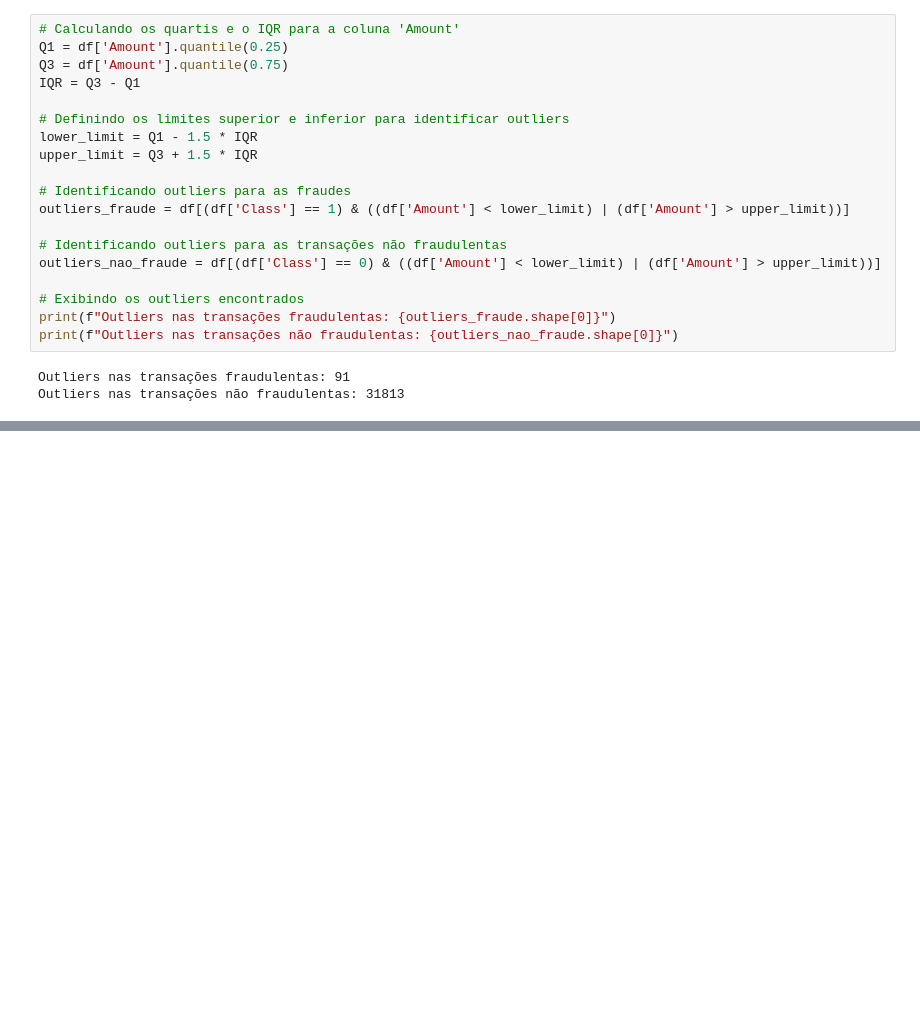
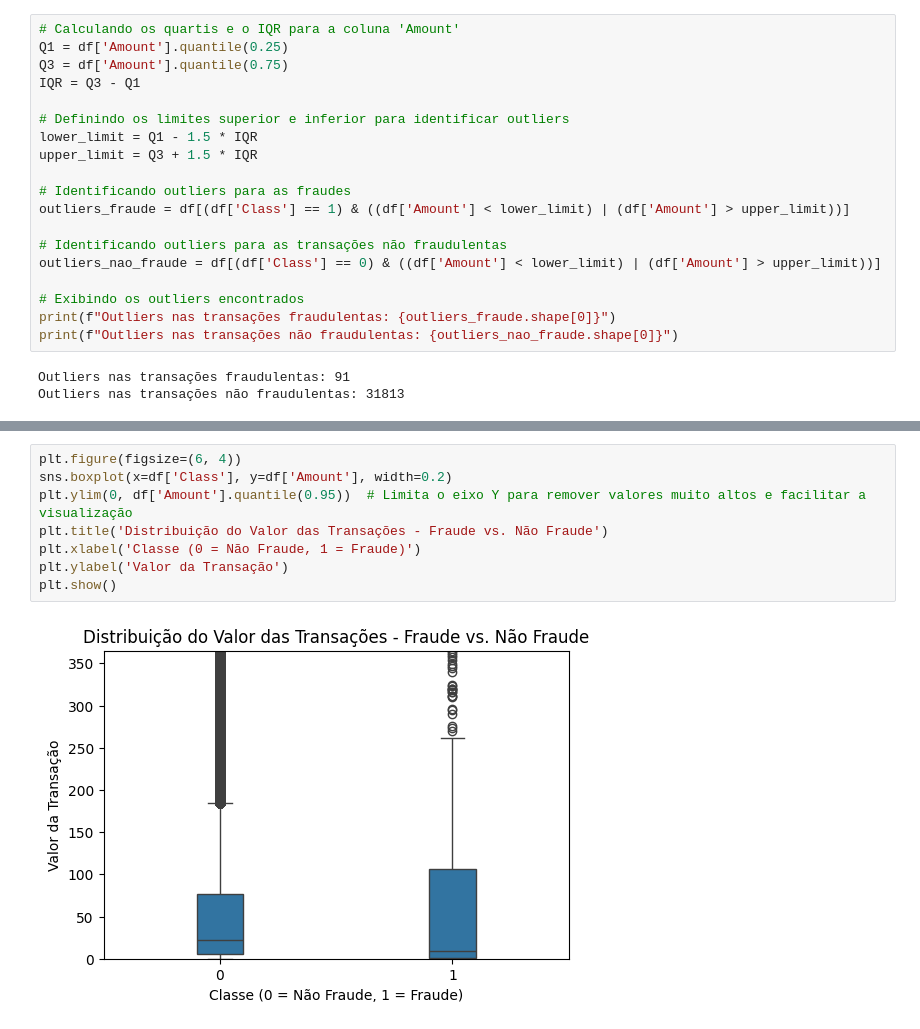
Before and after one commit to jonnathann/portifolio_ra, a Jupyter notebook: notebooks/risk_analisys.ipynb, the cells around one changed output, grey strips where cells are left out. Drawn from its saved outputs; the diff is of its cells as text; blank space fills up the shorter version.

```diff
--- a/notebooks/risk_analisys.ipynb
+++ b/notebooks/risk_analisys.ipynb
@@ -107,0 +132,10 @@ Outliers nas transações não fraudulentas: 31813
+# %%
+plt.figure(figsize=(6, 4))
+sns.boxplot(x=df['Class'], y=df['Amount'], width=0.2)
+plt.ylim(0, df['Amount'].quantile(0.95))  # Limita o eixo Y para remover valores muito altos e facilitar a visualização
+plt.title('Distribuição do Valor das Transações - Fraude vs. Não Fraude')
+plt.xlabel('Classe (0 = Não Fraude, 1 = Fraude)')
+plt.ylabel('Valor da Transação')
+plt.show()
+# %% [output]
+[figure, added]
```
Also changed, not shown: parts of 3 cells of this notebook.
